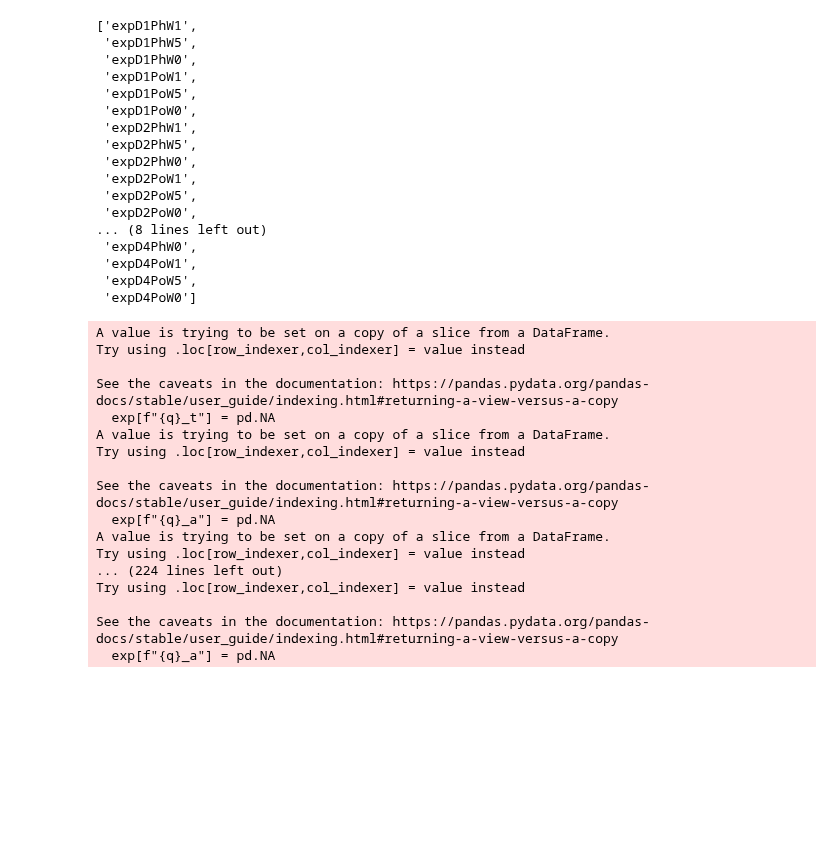
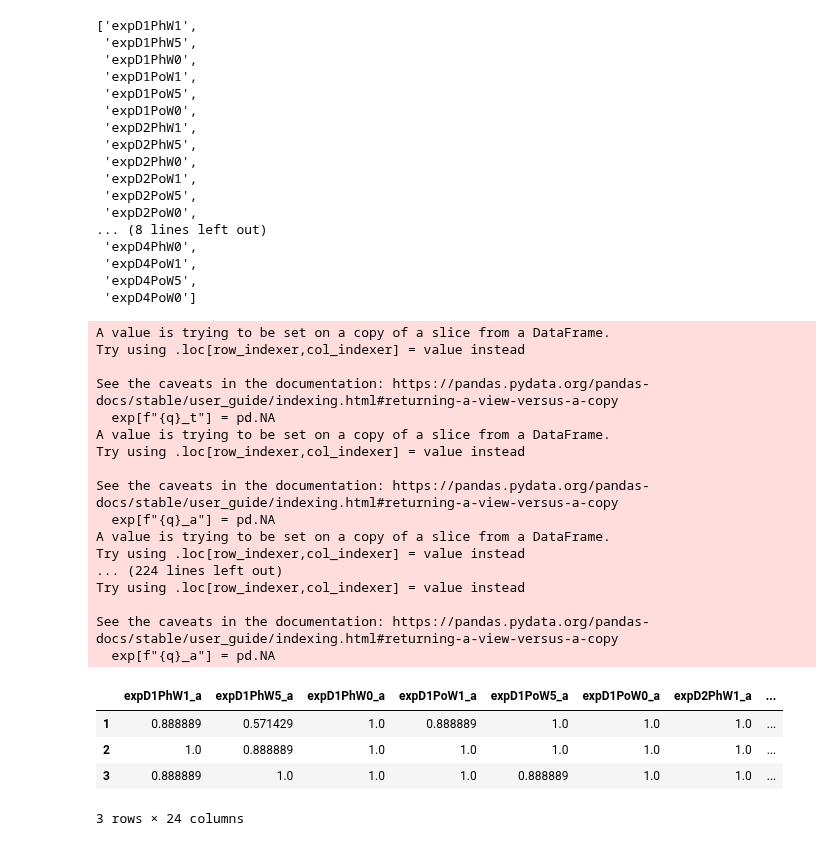
Before and after one commit to npiccolotto/undrground-tubes, a Jupyter notebook: eval/analysis.ipynb, the cells around one changed output. Drawn from its saved outputs; the diff is of its cells as text; code cells hidden in the pictures; blank space fills up the shorter version.

```diff
--- a/eval/analysis.ipynb
+++ b/eval/analysis.ipynb
@@ -16,8 +16,19 @@ df = pd.read_csv('./results-survey673776.csv')
 pd.set_option('display.max_rows', 500)
 # %%
 def precision(answer, targets):
-    num_tp = len(set(answer).intersection(set(targets)))
-    return num_tp / len(answer)
+    retrieved_relevant = set(answer).intersection(set(targets))
+    return len(retrieved_relevant) / len(answer)
 
-precision([1,2,3], [2,1])
+
+def recall(answer, targets):
+    relevant = set(targets)
+    retrieved_relevant = set(answer).intersection(relevant)
+    return len(retrieved_relevant) / len(relevant)
+
+
+def f1score(answer, targets):
+    return 2 / (1 / recall(answer, targets) + 1 / precision(answer, targets))
+
+
+recall([1, 2, 3], [2, 1, 4, 5, 6, 7])
 # %% [output]
@@ -75,31 +86,38 @@ for q in experiment_questions:
     for i in exp.index:
         timed_response = exp.loc[i,q]
         exp.loc[i,f"{q}_t"] = int(timed_response.split(';')[1])
         response = [int(i) for i in timed_response.split(';')[0].split(',')]
-        exp.loc[i,f"{q}_a"] = precision(response, get_target(q))
+        exp.loc[i,f"{q}_a"] = f1score(response, get_target(q))
 
 exp = exp.drop(columns=experiment_questions)
 exp
 
 exp_a = exp[list(map(lambda q: f"{q}_a",experiment_questions))]
 exp_t = exp[list(map(lambda q: f"{q}_t",experiment_questions))]
 
 exp_t.to_csv('./exp_t.csv')
+exp_a.to_csv('./exp_a.csv')
+exp_a
 # %% [output]
 A value is trying to be set on a copy of a slice from a DataFrame.
 Try using .loc[row_indexer,col_indexer] = value instead
 
 See the caveats in the documentation: https://pandas.pydata.org/pandas-docs/stable/user_guide/indexing.html#returning-a-view-versus-a-copy
   exp[f"{q}_t"] = pd.NA
 A value is trying to be set on a copy of a slice from a DataFrame.
 Try using .loc[row_indexer,col_indexer] = value instead
 
 See the caveats in the documentation: https://pandas.pydata.org/pandas-docs/stable/user_guide/indexing.html#returning-a-view-versus-a-copy
   exp[f"{q}_a"] = pd.NA
 A value is trying to be set on a copy of a slice from a DataFrame.
 Try using .loc[row_indexer,col_indexer] = value instead
 ... (224 lines left out)
 Try using .loc[row_indexer,col_indexer] = value instead
 
 See the caveats in the documentation: https://pandas.pydata.org/pandas-docs/stable/user_guide/indexing.html#returning-a-view-versus-a-copy
   exp[f"{q}_a"] = pd.NA
+|  | expD1PhW1_a | expD1PhW5_a | expD1PhW0_a | expD1PoW1_a | expD1PoW5_a | expD1PoW0_a | expD2PhW1_a | ... |
+| 1 | 0.888889 | 0.571429 | 1.0 | 0.888889 | 1.0 | 1.0 | 1.0 | ... |
+| 2 | 1.0 | 0.888889 | 1.0 | 1.0 | 1.0 | 1.0 | 1.0 | ... |
+| 3 | 0.888889 | 1.0 | 1.0 | 1.0 | 0.888889 | 1.0 | 1.0 | ... |
+3 rows × 24 columns
```
Also changed, not shown: parts of 1 cell of this notebook, 4 other files.
